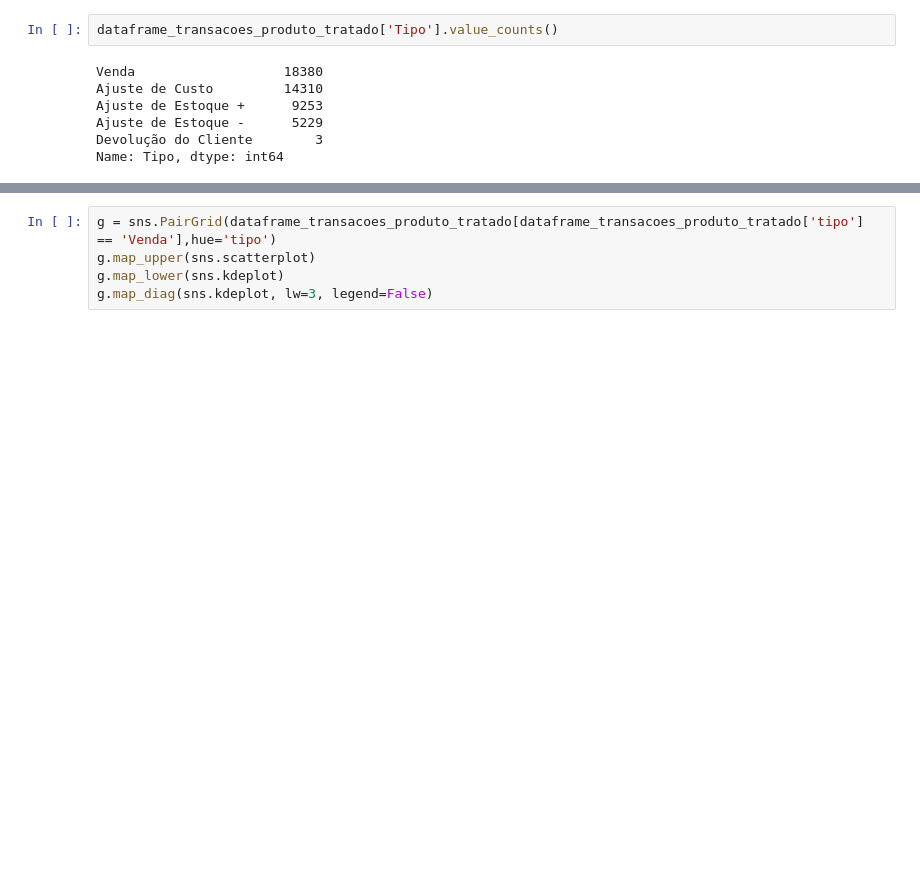
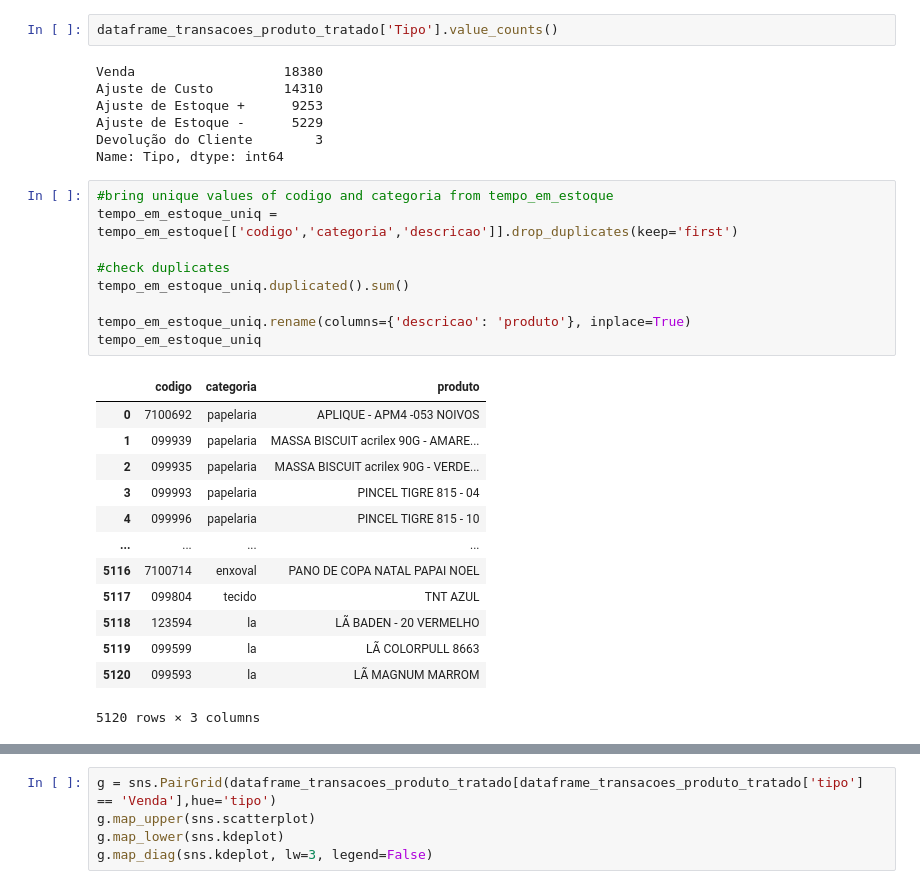
Before and after one commit to donbigode/Timeseries-prediction-model, a Jupyter notebook: Analysis/EDA.ipynb, the cells around one changed output, grey strips where cells are left out. Drawn from its saved outputs; the diff is of its cells as text; blank space fills up the shorter version.

```diff
--- a/Analysis/EDA.ipynb
+++ b/Analysis/EDA.ipynb
@@ -1073,3 +1073,26 @@ Ajuste de Estoque +      9253
 Ajuste de Estoque -      5229
 Devolução do Cliente        3
 Name: Tipo, dtype: int64
+# %%
+#bring unique values of codigo and categoria from tempo_em_estoque
+tempo_em_estoque_uniq = tempo_em_estoque[['codigo','categoria','descricao']].drop_duplicates(keep='first')
+
+#check duplicates
+tempo_em_estoque_uniq.duplicated().sum()
+
+tempo_em_estoque_uniq.rename(columns={'descricao': 'produto'}, inplace=True)
+tempo_em_estoque_uniq
+# %% [output]
+|  | codigo | categoria | produto |
+| 0 | 7100692 | papelaria | APLIQUE - APM4 -053 NOIVOS |
+| 1 | 099939 | papelaria | MASSA BISCUIT acrilex 90G - AMARE... |
+| 2 | 099935 | papelaria | MASSA BISCUIT acrilex 90G - VERDE... |
+| 3 | 099993 | papelaria | PINCEL TIGRE 815 - 04 |
+| 4 | 099996 | papelaria | PINCEL TIGRE 815 - 10 |
+| ... | ... | ... | ... |
+| 5116 | 7100714 | enxoval | PANO DE COPA NATAL PAPAI NOEL |
+| 5117 | 099804 | tecido | TNT AZUL |
+| 5118 | 123594 | la | LÃ BADEN - 20 VERMELHO |
+| 5119 | 099599 | la | LÃ COLORPULL 8663 |
+| 5120 | 099593 | la | LÃ MAGNUM MARROM |
+5120 rows × 3 columns
```
Also changed, not shown: parts of 7 cells of this notebook, 1 other file.
